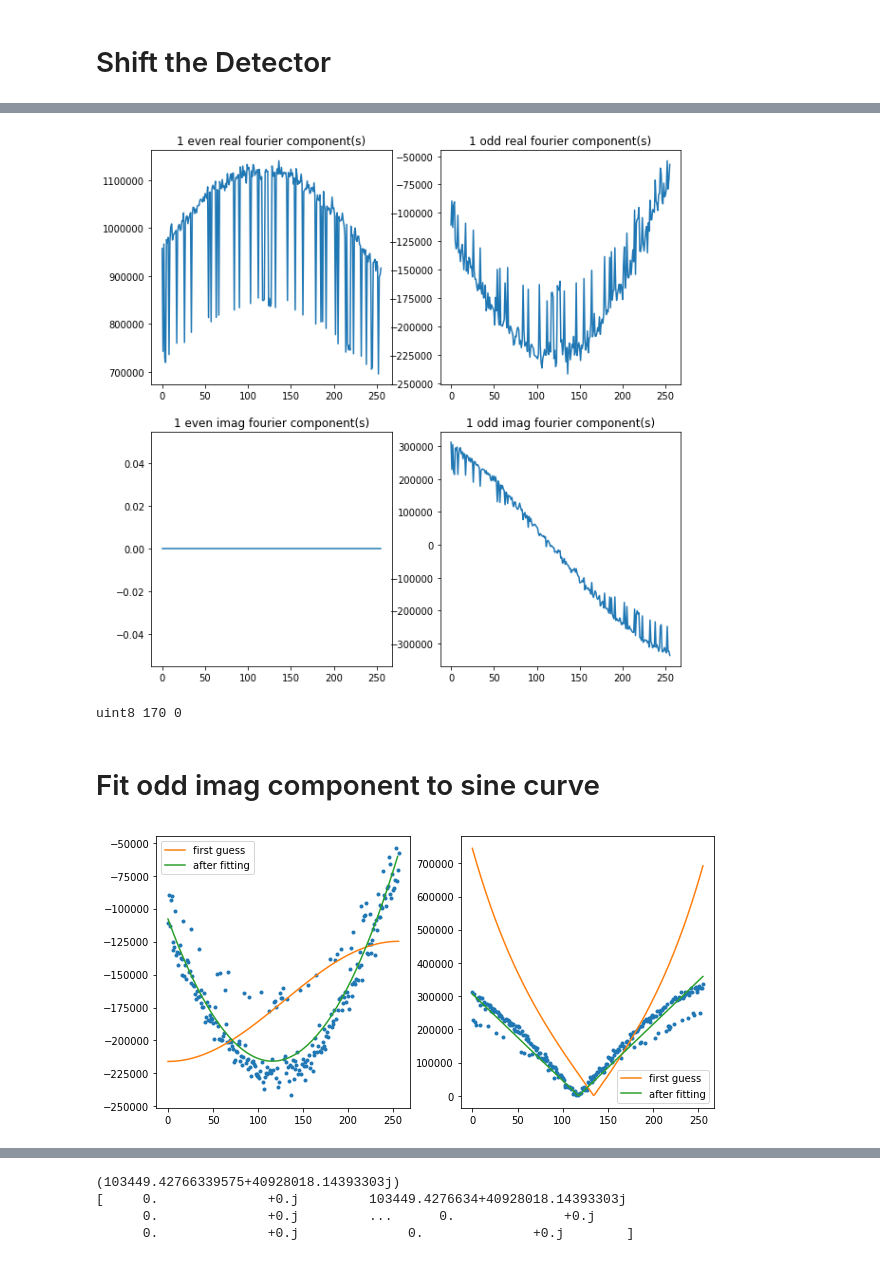
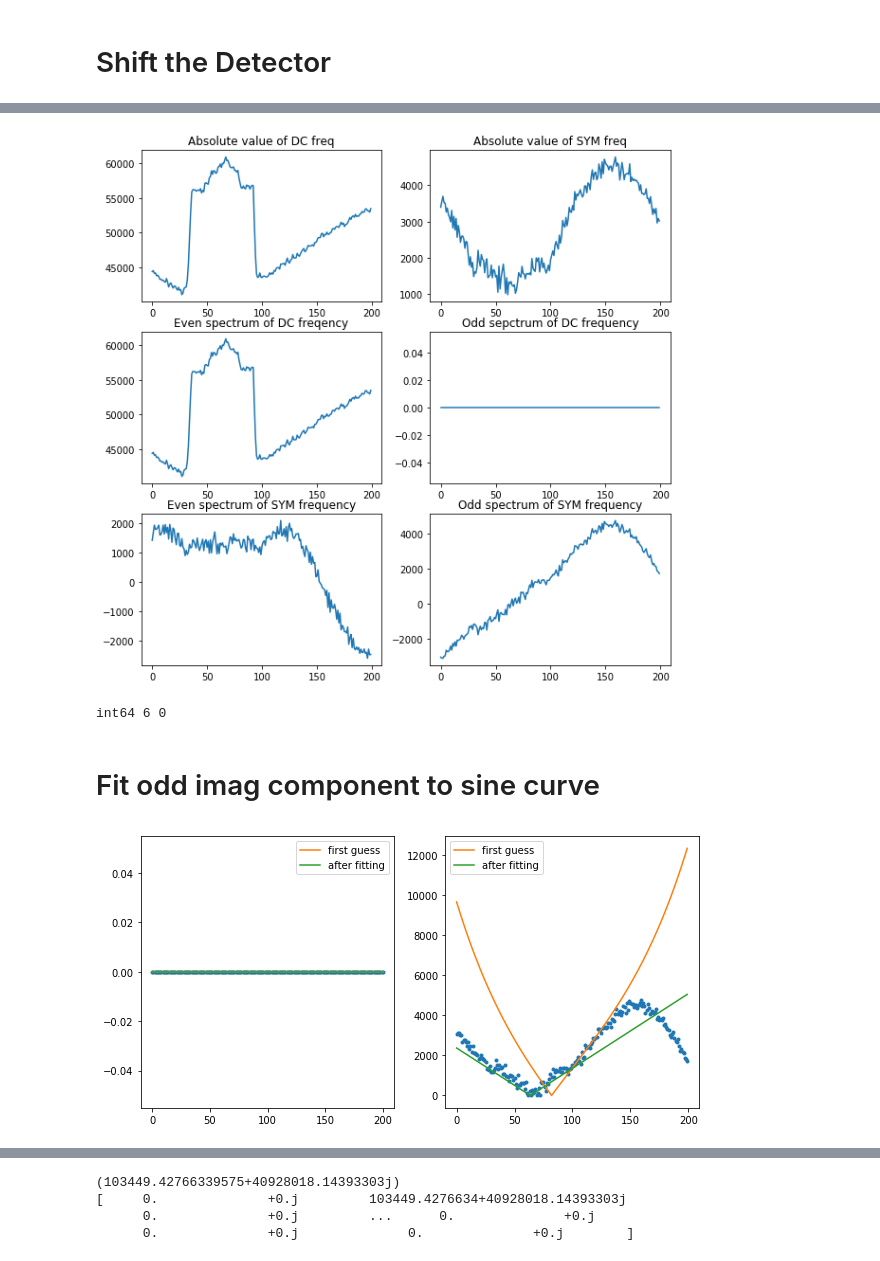
Before and after one commit to everettvacek/rotationCenter, a Jupyter notebook: Scan_crop_pad.ipynb, the cells around one changed output, grey strips where cells are left out. Cells and saved outputs as stored; diff of their text form; code cells hidden in the pictures.

```diff
--- a/Scan_crop_pad.ipynb
+++ b/Scan_crop_pad.ipynb
@@ -40,9 +73,10 @@ theta = np.linspace(0., 360, number_angles, endpoint=False)
 sinogram = radon(phantom, theta=theta, circle=Circle)
 np.save('sinogram2', sinogram)
 '''
-
-sinogram = np.clip(np.load('sinogram_off_center.npy'),clip, None)
-
+exposure = 1
+#clip = 10000
+#sinogram = np.clip(np.load('sinogram_off_center.npy'),clip, None)
+sinogram = np.transpose(data[:,300,:])
 added_noise = add_noise(sinogram, exposure)
 sinogram_noise = added_noise[0]
 sinogram_noise_snr = added_noise[1]
@@ -61,8 +95,8 @@ plt.subplot(132)
 plt.imshow(sinogram_noise)
 plt.title('SNR = ' + str(sinogram_noise_snr)[0:4])
 plt.subplot(133)
-plt.plot(rowsum/np.max(rowsum), np.arange(0,sinogram.shape[0],1), label = 'Row sum w/o noise')
-plt.plot(rowsum_n/np.max(rowsum_n), np.arange(0,sinogram.shape[0],1), label = 'Row sum w/ noise')
+plt.plot(rowsum[::-1]/np.max(rowsum), np.arange(0,sinogram.shape[0],1), label = 'Row sum w/o noise')
+plt.plot(rowsum_n[::-1]/np.max(rowsum_n), np.arange(0,sinogram.shape[0],1), label = 'Row sum w/ noise')
 plt.legend(loc='center left', bbox_to_anchor=(1, 0.5))
 plt.title('Entropy = ' + str(entropy)[0:10])
 
@@ -158,33 +172,39 @@ plt.show()
 # %%
 plt.figure(figsize=(10,10))
-plt.subplot(221)
-plt.title(str(num_components) + ' even real fourier component(s)')
-plt.plot(reals_even)
-plt.subplot(222)
-plt.title(str(num_components) + ' odd real fourier component(s)')
-plt.plot(reals_odd)
+plt.subplot(321)
+plt.plot(np.abs(DC_all))
+plt.title('Absolute value of DC freq')
+plt.subplot(322)
+plt.plot(np.abs(SYM_all))
+plt.title('Absolute value of SYM freq')
+plt.subplot(323)
+plt.title('Even spectrum of DC freqency')
+plt.plot(DC_even)
+plt.subplot(324)
+plt.title('Odd sepctrum of DC frequency')
+plt.plot(DC_odd)
 
-plt.subplot(223)
-plt.title(str(num_components) + ' even imag fourier component(s)')
-plt.plot(imag_even)
-plt.subplot(224)
-plt.title(str(num_components) + ' odd imag fourier component(s)')
-plt.plot(imag_odd)
+plt.subplot(325)
+plt.title('Even spectrum of SYM frequency')
+plt.plot(SYM_even)
+plt.subplot(326)
+plt.title('Odd spectrum of SYM frequency')
+plt.plot(SYM_odd)
 
 plt.show()
 
 print(sinogram_shift.dtype, np.max(sinogram_shift), np.min(sinogram_shift))
 # %% [output]
-[figure, old version]
+[figure, new version]
-uint8 170 0
+int64 6 0
 # %% [markdown]
 # Fit odd imag component to sine curve
 # %%
-N = len(reals_odd) # number of data points
+N = len(DC_odd) # number of data points
 t = np.linspace(0, N, N)
 #f = None # Optional!! Advised not to use
-data = np.asarray(reals_odd) # create artificial data with noise
-data_linear = np.asarray(imag_odd)
+data = np.asarray(DC_odd) # create artificial data with noise
+data_linear = np.asarray(SYM_odd)
 
 guess_mean = np.mean(data)
 guess_std = np.std(data)
@@ -207,7 +227,7 @@ optimize_func = lambda x: x[0]*np.cosh(x[1]*t+x[2]) + x[3] - data
 est_amp, est_freq, est_phase, est_mean= leastsq(optimize_func, [guess_amp, guess_freq, guess_phase, guess_mean])[0]
 
 # recreate the fitted curve using the optimized parameters
-data_linear = np.asarray(imag_odd)
+data_linear = np.asarray(SYM_odd)
 guess_slope = 10
 guess_intercept = -4
 s = t
@@ -237,7 +257,7 @@ plt.legend()
 
 plt.show()
 # %% [output]
-[figure, old version]
+[figure, new version]
 # %%
 x_range = np.linspace(0,N, 1)
 fit = est_amp*np.sin(est_freq*x_range+est_phase)+est_mean
```
Also changed, not shown: parts of 8 cells of this notebook.
